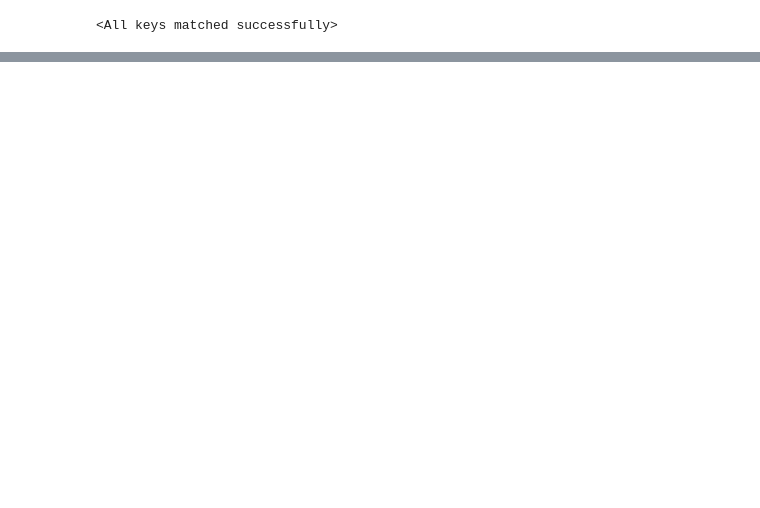
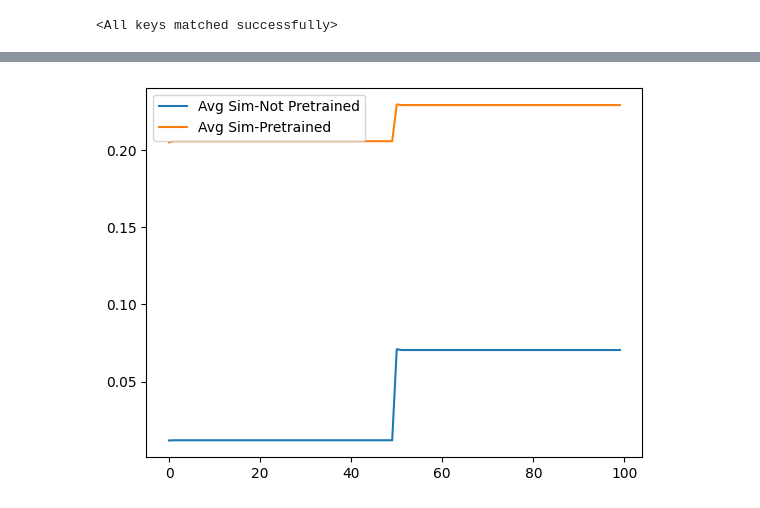
Before and after one commit to ronaldalbrt/algo_reasoning, a Jupyter notebook: test.ipynb, the cells around one changed output, grey strips where cells are left out. Drawn from its saved outputs; the diff is of its cells as text; code cells hidden in the pictures; blank space fills up the shorter version.

```diff
--- a/test.ipynb
+++ b/test.ipynb
@@ -112,22 +127,6 @@ with torch.no_grad():
         hidden_embedding_generalist.append(hidden_embeddings_jarvis_march)
 # %% [markdown]
 ## Calculate Embedding's Similarities
-# %%
-def calculate_embedding_similarities(embedding, embedding_generalist):
-    embedding_similarities = []
-
-    for i in range(len(three_kinds_dice_ds)):
-        embedding_similarities.append([])
-        embedding1 = embedding[i].detach().cpu()
-        embedding2 = embedding_generalist[i].detach().cpu()
-
-        for j in range(embedding1.shape[0]):
-            for k in range(embedding2.shape[0]):
-                embedding_similarities[i].append(F.cosine_similarity(embedding1[j], embedding2[k]).mean().item())
-
-    sim_df = pd.DataFrame(embedding_similarities)
-
-    return sim_df
 # %%
 pretrained_sim_df = calculate_embedding_similarities(hidden_embedding_pretrained_three_kinds_dice, hidden_embedding_generalist)
 sim_df = calculate_embedding_similarities(hidden_embedding_three_kinds_dice, hidden_embedding_generalist)
@@ -166,6 +152,15 @@ tensor([[0.9953, 0.5485, 0.9985, 0.0862]])
 # %%
-pretrained_state_dict = torch.load("checkpoints/CarlsVacation_Pretrained/CarlsVacation_Pretrained-epoch=98-val_loss=776.55.ckpt", map_location=torch.device("cuda"))["state_dict"]
-state_dict = torch.load("checkpoints/CarlsVacation_NotPretrained/CarlsVacation_NotPretrained-epoch=66-val_loss=708.88.ckpt", map_location=torch.device("cuda"))["state_dict"]
+state_dict = torch.load("checkpoints/SegmentsIntersect_Pretrained_FreezeProcessor/SegmentsIntersect_Pretrained_FreezeProcessor-epoch=93-val_loss=0.52.ckpt", map_location=torch.device("cpu"))["state_dict"]
+new_state_dict = {}
+for key in state_dict:
+    if "model" in key:
+        new_state_dict[key.replace("model.", "")] = state_dict[key]
+
+generalist_model = EncodeProcessDecode(algorithms2).to(torch.device("cpu"))
+generalist_model.load_state_dict(new_state_dict)
+
+pretrained_state_dict = torch.load("checkpoints/CarlsVacation_Pretrained/CarlsVacation_Pretrained-epoch=98-val_loss=1398.56.ckpt", map_location=torch.device("cpu"))["state_dict"]
+state_dict = torch.load("checkpoints/CarlsVacation_NotPretrained/CarlsVacation_NotPretrained-epoch=98-val_loss=1151.06.ckpt", map_location=torch.device("cpu"))["state_dict"]
 
 new_state_dict = {}
 new_pretrained_state_dict = {}
@@ -173,8 +168,8 @@ for key in state_dict:
     if "model" in key:
         new_state_dict[key.replace("model.", "")] = state_dict[key]
         new_pretrained_state_dict[key.replace("model.", "")] = pretrained_state_dict[key]
-pretrained_carls_vacation_model = EncodeProcessDecode(algorithms).to(torch.device("cuda"))
-carls_vacation_model = EncodeProcessDecode(algorithms).to(torch.device("cuda"))
+pretrained_carls_vacation_model = EncodeProcessDecode(algorithms).to(torch.device("cpu"))
+carls_vacation_model = EncodeProcessDecode(algorithms).to(torch.device("cpu"))
 pretrained_carls_vacation_model.load_state_dict(new_pretrained_state_dict)
 carls_vacation_model.load_state_dict(new_state_dict)
 # %% [output]
@@ -214,0 +236,10 @@ with torch.no_grad():
+# %%
+pretrained_sim_df = calculate_embedding_similarities(hidden_embedding_pretrained_carls_vacation, hidden_embedding_generalist1)
+sim_df = calculate_embedding_similarities(hidden_embedding_carls_vacation, hidden_embedding_generalist1)
+# %%
+plt.plot(sim_df.mean(), label="Avg Sim-Not Pretrained")
+plt.plot(pretrained_sim_df.mean(), label="Avg Sim-Pretrained")
+plt.legend()
+plt.show()
+# %% [output]
+[figure, added]
```
Also changed, not shown: parts of 20 cells of this notebook.
